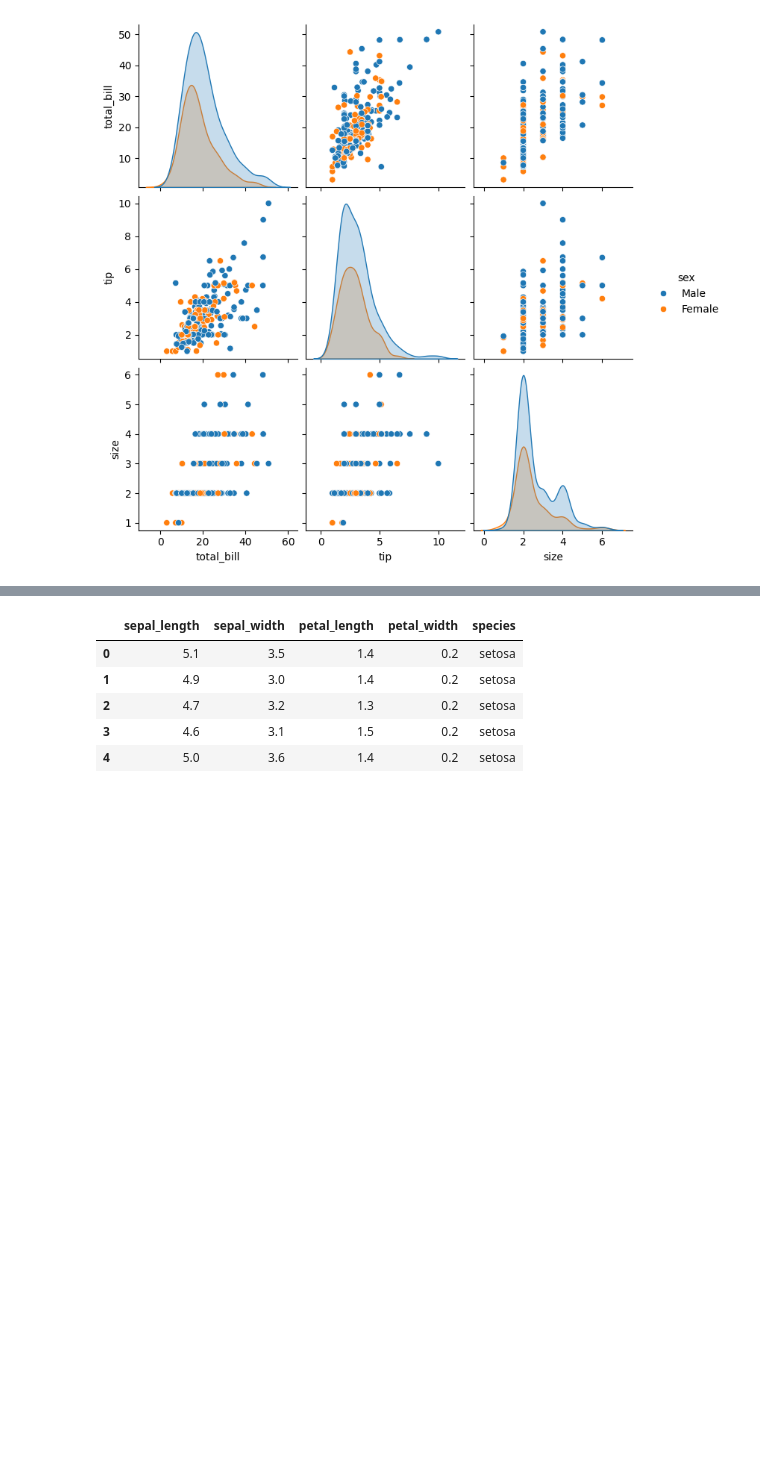
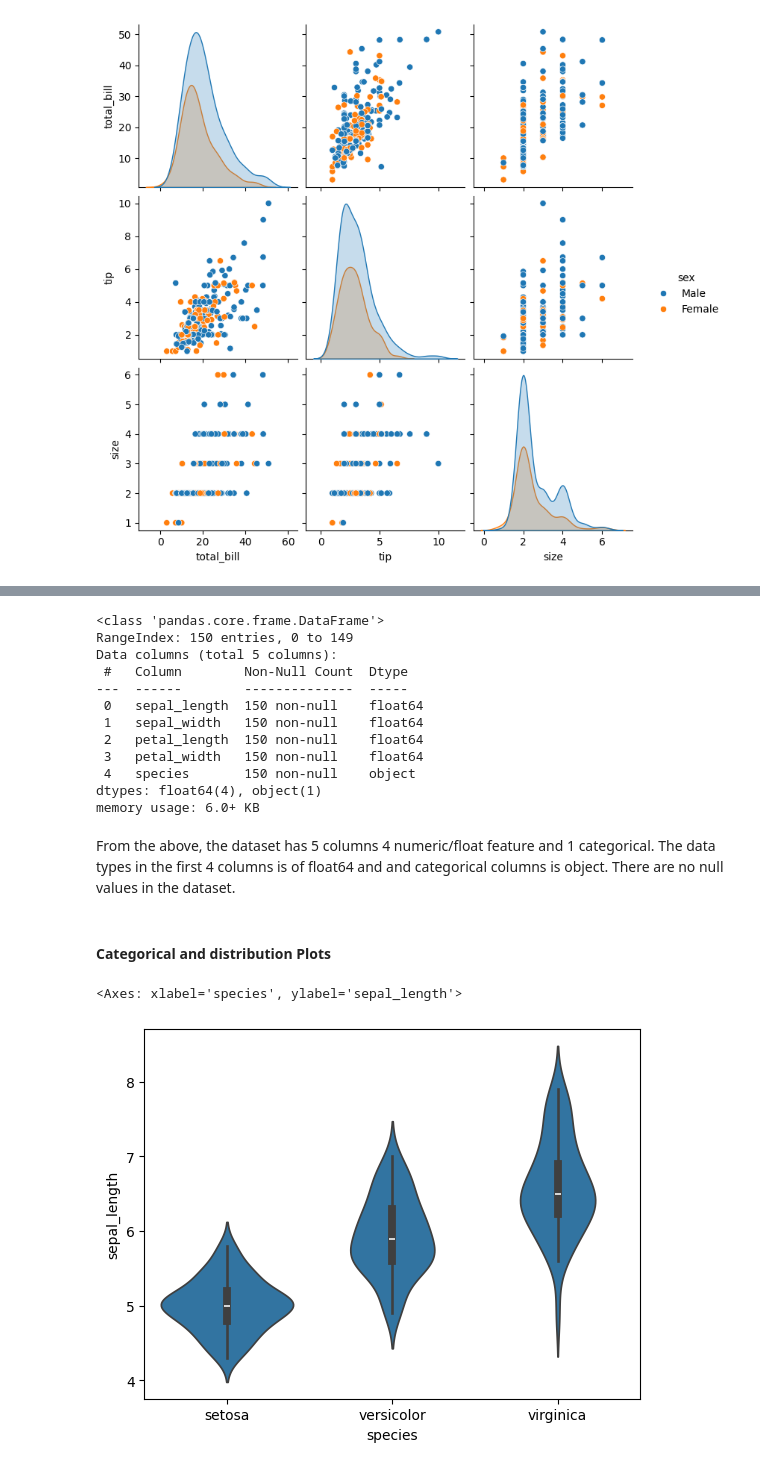
Before and after one commit to Priscilla-c179/Learn_Python_skills, a Jupyter notebook: seborn_session25.ipynb, the cells around one changed output, grey strips where cells are left out. Cells and saved outputs as stored; diff of their text form; code cells hidden in the pictures; blank space fills up the shorter version.

Commit message:
Updated seaborn practise notebook with categorical $ distribution plots

```diff
--- a/seborn_session25.ipynb
+++ b/seborn_session25.ipynb
@@ -242,12 +255,30 @@ sns.pairplot(data=df, hue='sex')
 # %%
 # Load the dataset
 df1 = sns.load_dataset('iris')
-
-df1.head()
+# display the dataset information
+df1.info()
 # %% [output]
-|  | sepal_length | sepal_width | petal_length | petal_width | species |
-| 0 | 5.1 | 3.5 | 1.4 | 0.2 | setosa |
-| 1 | 4.9 | 3.0 | 1.4 | 0.2 | setosa |
-| 2 | 4.7 | 3.2 | 1.3 | 0.2 | setosa |
-| 3 | 4.6 | 3.1 | 1.5 | 0.2 | setosa |
-| 4 | 5.0 | 3.6 | 1.4 | 0.2 | setosa |
+<class 'pandas.core.frame.DataFrame'>
+RangeIndex: 150 entries, 0 to 149
+Data columns (total 5 columns):
+ #   Column        Non-Null Count  Dtype
+---  ------        --------------  -----
+ 0   sepal_length  150 non-null    float64
+ 1   sepal_width   150 non-null    float64
+ 2   petal_length  150 non-null    float64
+ 3   petal_width   150 non-null    float64
+ 4   species       150 non-null    object
+dtypes: float64(4), object(1)
+memory usage: 6.0+ KB
+# %% [markdown]
+From the above, the dataset has 5 columns 4 numeric/float feature and 1 categorical.
+The data types in the first 4 columns is of float64 and and categorical columns is object.
+There are no null values in the dataset.
+# %% [markdown]
+#### Categorical  and distribution Plots
+# %%
+# violin plot shows distribution shape per species
+sns.violinplot(data=df1,x="species",y="sepal_length")
+# %% [output]
+<Axes: xlabel='species', ylabel='sepal_length'>
+[figure, added]
```
Also changed, not shown: parts of 11 cells of this notebook.
